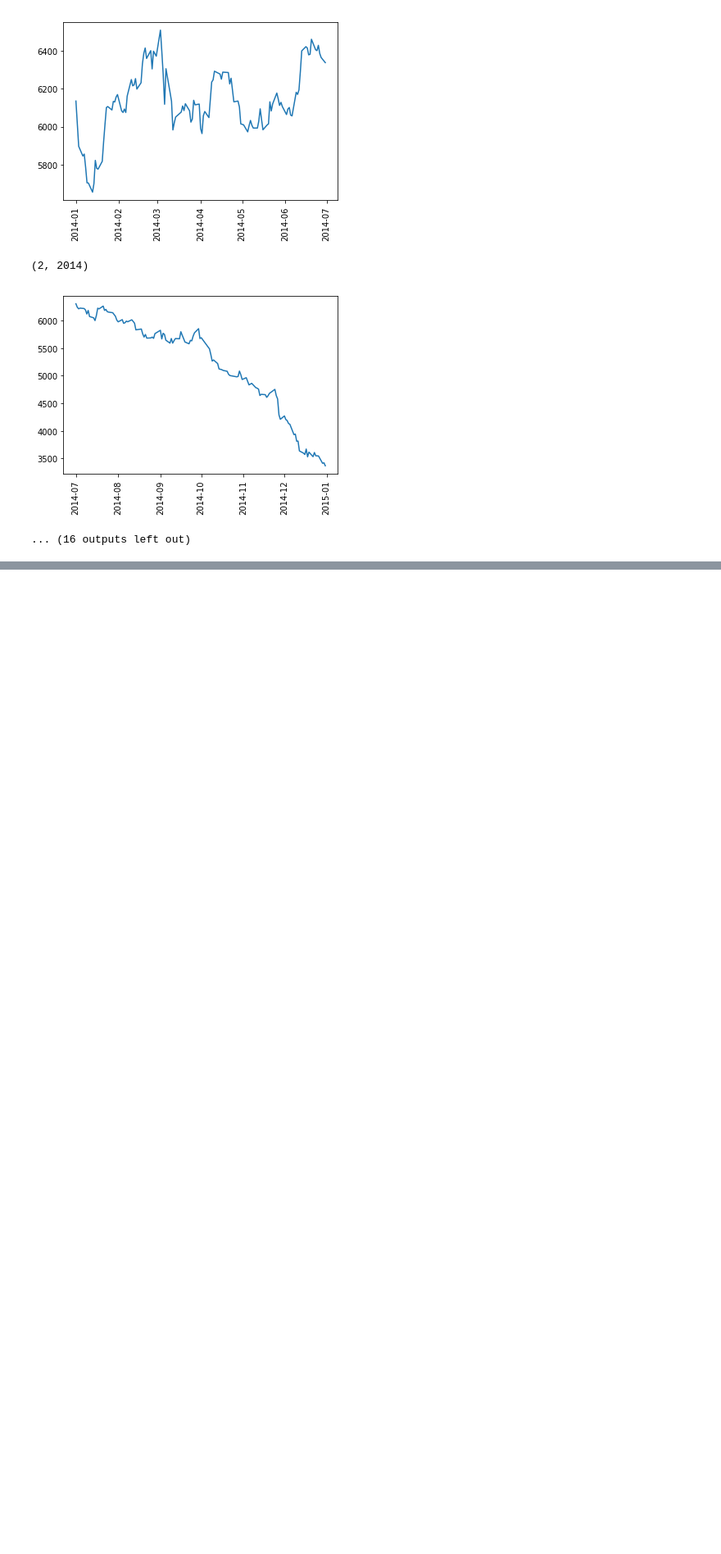
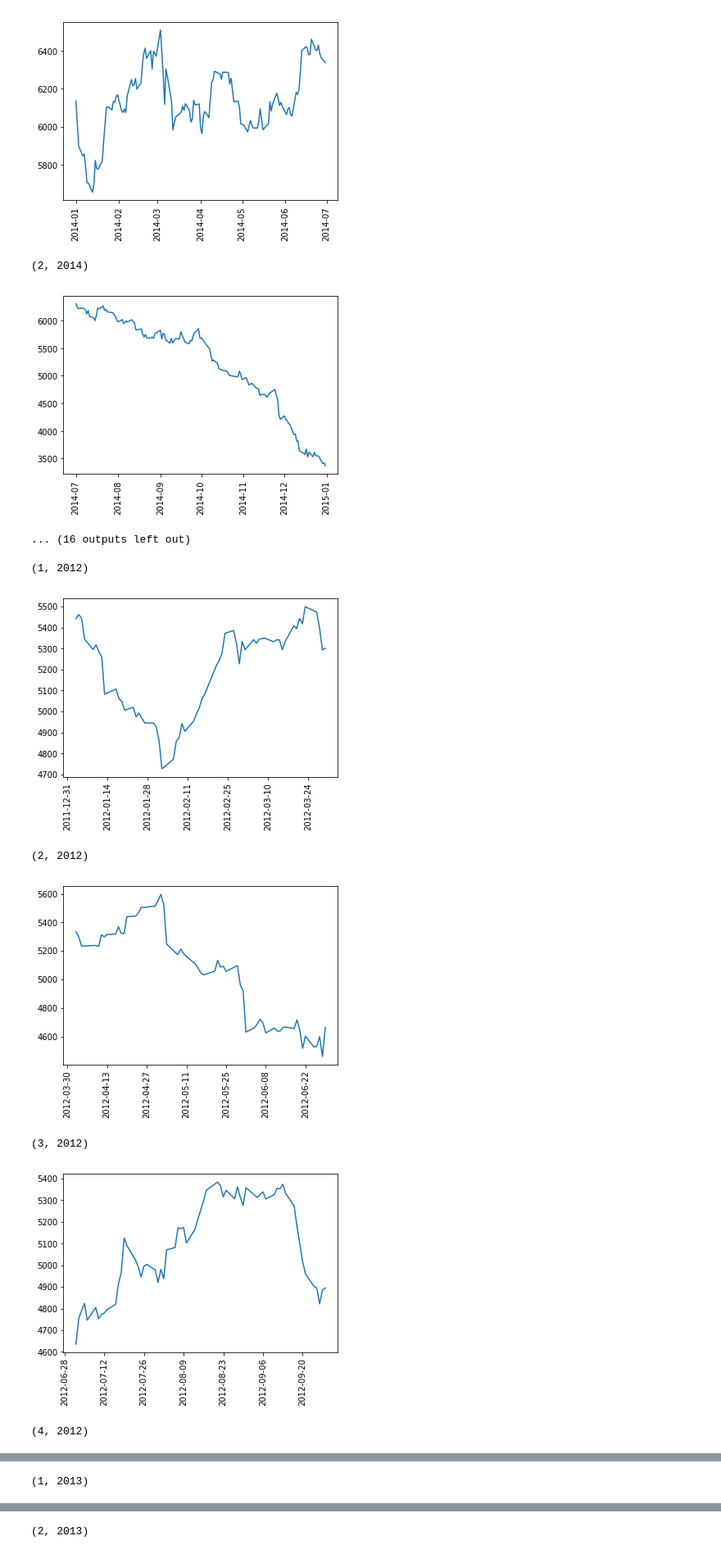
Before and after one commit to mellon-collie/Crude-Oil-Analysis, a Jupyter notebook: trend_analyse_oil.ipynb, the cells around one changed output, grey strips where cells are left out. Shown at 82% size. Cells and saved outputs as stored; diff of their text form; code cells hidden in the pictures; blank space fills up the shorter version.

```diff
--- a/trend_analyse_oil.ipynb
+++ b/trend_analyse_oil.ipynb
@@ -107,0 +106,22 @@ quarter_yearly_data_oil = dict()
+# %%
+quarter_yearly_data_oil = dict()
+
+for i in years:
+    quarter_yearly_data_oil[(1,i)] = yearly_data_oil[i][yearly_data_oil[i]["Month"]<=3]
+    quarter_yearly_data_oil[(2,i)] = yearly_data_oil[i][(yearly_data_oil[i]["Month"]<=6) & (yearly_data_oil[i]["Month"]>3)]
+    quarter_yearly_data_oil[(3,i)] = yearly_data_oil[i][(yearly_data_oil[i]["Month"]<=9) & (yearly_data_oil[i]["Month"]>6)]
+    quarter_yearly_data_oil[(4,i)] = yearly_data_oil[i][yearly_data_oil[i]["Month"]>9]
+
+for i in quarter_yearly_data_oil.keys():
+    print(i)
+    plt.plot(quarter_yearly_data_oil[i]["Dates"],quarter_yearly_data_oil[i]["Price"])
+    plt.xticks(rotation=90)
+    plt.show()
+# %% [output]
+(1, 2012)
+[figure, added]
+(2, 2012)
+[figure, added]
+(3, 2012)
+[figure, added]
+(4, 2012)
@@ -107,0 +129 @@ quarter_yearly_data_oil = dict()
+(1, 2013)
@@ -107,0 +131 @@ quarter_yearly_data_oil = dict()
+(2, 2013)
```
Also changed, not shown: parts of 2 cells of this notebook.
